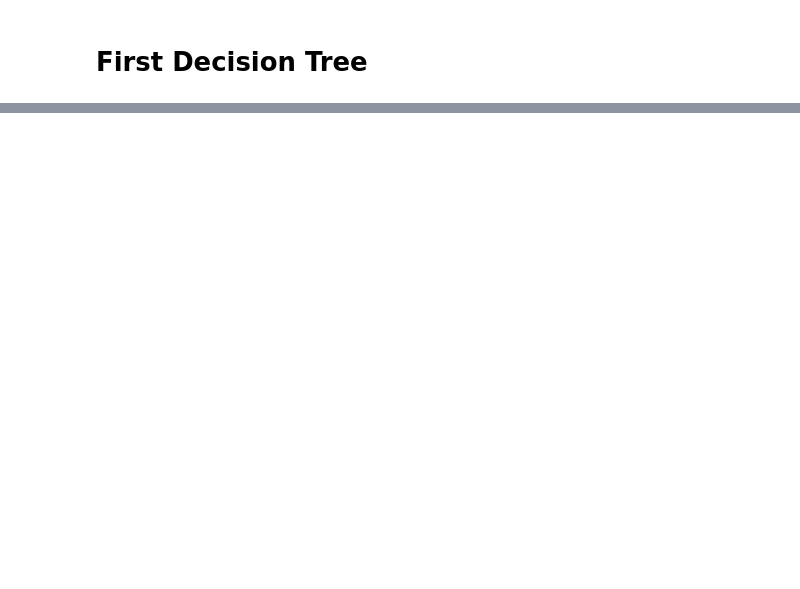
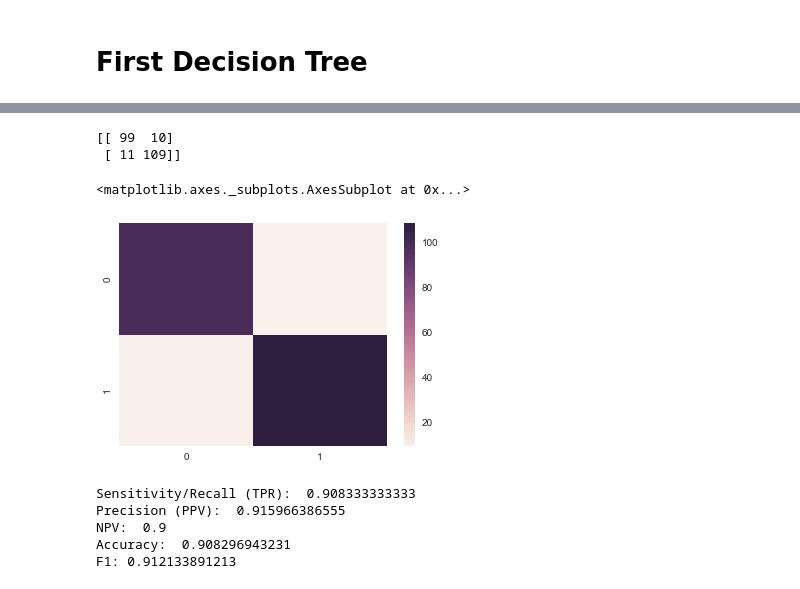
Before and after one commit to caromedellin/Python-notes, a Jupyter notebook: exploratory-data-analysis/Final Project.ipynb, the cells around one changed output, grey strips where cells are left out. Saved outputs shown, nothing was run; the diff lists cells and outputs as text; code cells hidden in the pictures; blank space fills up the shorter version.

```diff
--- a/exploratory-data-analysis/Final Project.ipynb
+++ b/exploratory-data-analysis/Final Project.ipynb
@@ -368,0 +723,21 @@ features.head()
+# %%
+cm = metrics.confusion_matrix(y_test, y_test_pred)
+print cm
+sns.heatmap(cm)
+# %% [output]
+[[ 99  10]
+ [ 11 109]]
+<matplotlib.axes._subplots.AxesSubplot at 0x...>
+[figure, added]
+# %%
+print "Sensitivity/Recall (TPR): ",metrics.recall_score(y_test,y_test_pred)
+print "Precision (PPV): ", metrics.precision_score(y_test,y_test_pred)
+print "NPV: ", cm[0,0] / float(cm[0,0]+cm[1,0])
+print "Accuracy: ", metrics.accuracy_score(y_test,y_test_pred)
+print "F1:", metrics.f1_score(y_test,y_test_pred)
+# %% [output]
+Sensitivity/Recall (TPR):  0.908333333333
+Precision (PPV):  0.915966386555
+NPV:  0.9
+Accuracy:  0.908296943231
+F1: 0.912133891213
```
Also changed, not shown: parts of 75 cells of this notebook.
